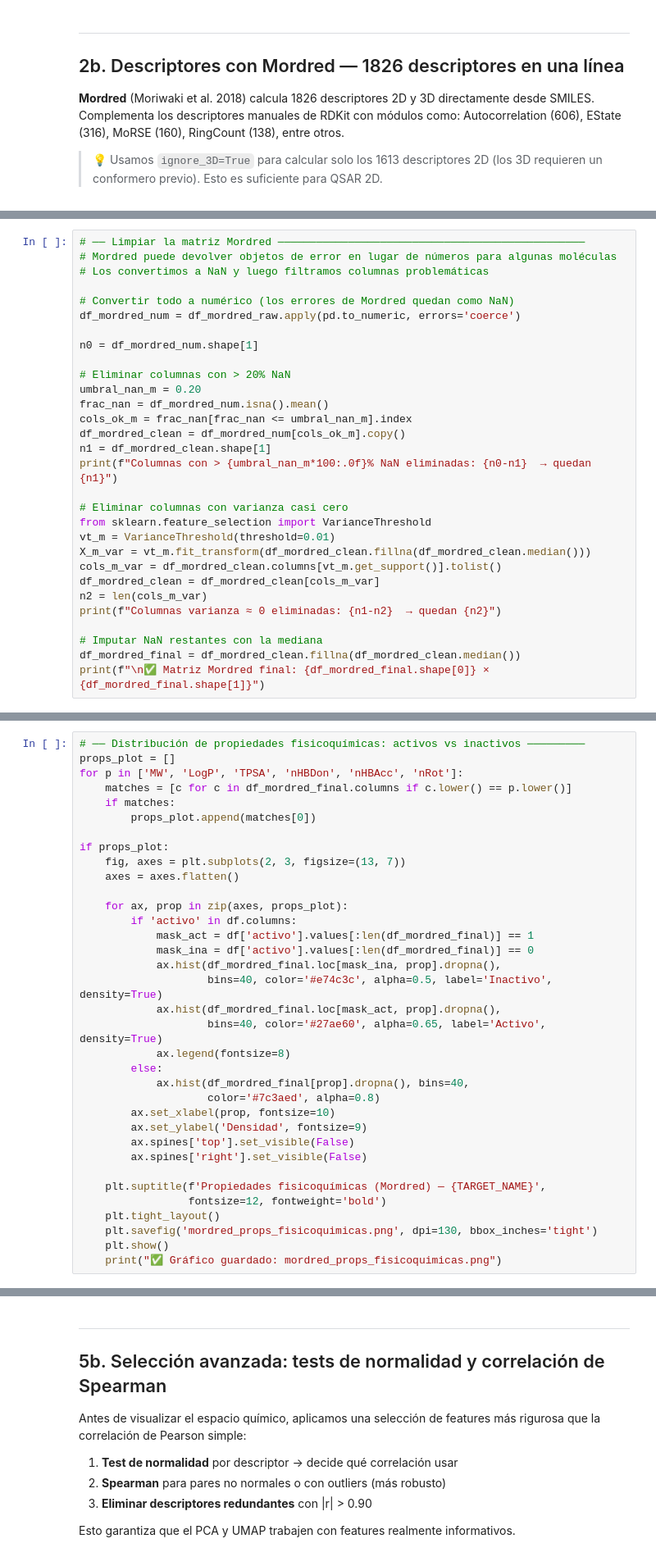
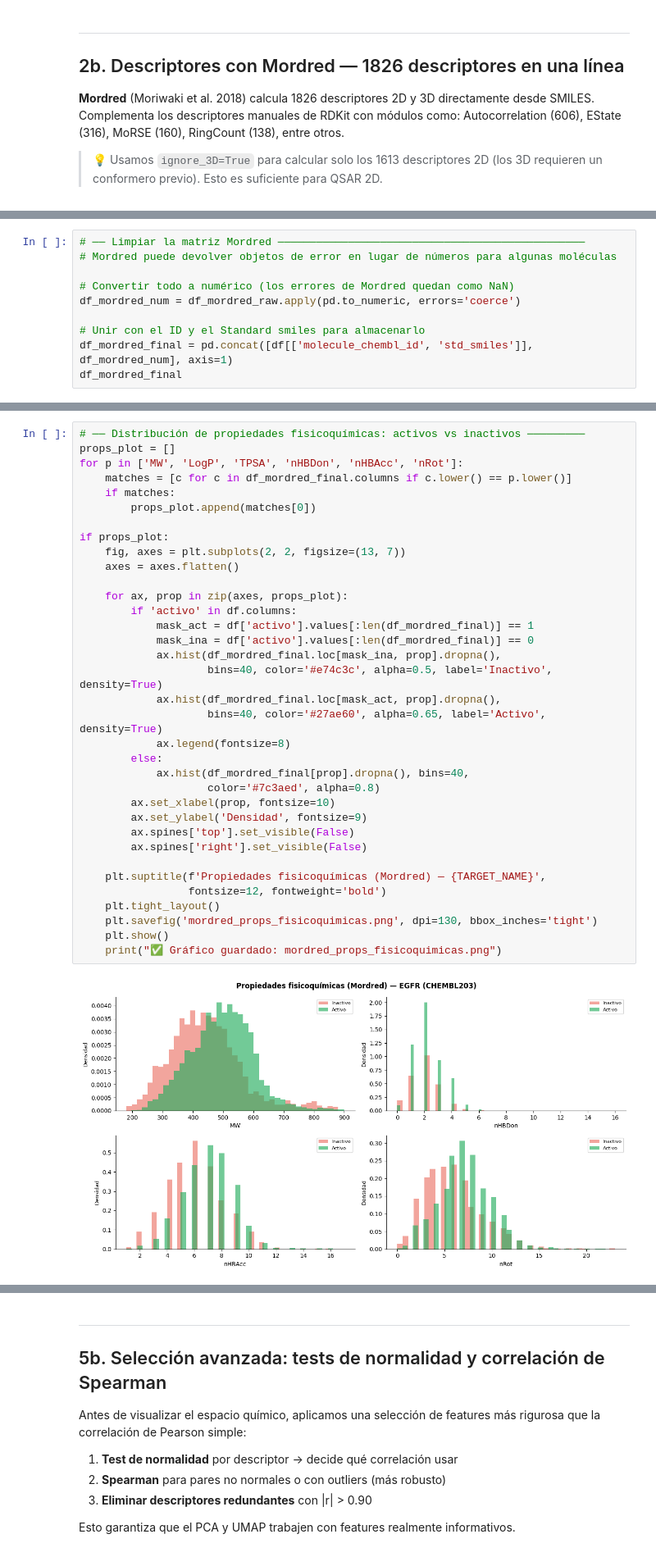
Before and after one commit to FelPVic/curso_datascience, a Jupyter notebook: notebooks/07 - Features y Espacio Quimico.ipynb, the cells around one changed output, grey strips where cells are left out. Shown at 82% size. Drawn from its saved outputs; the diff is of its cells as text.

```diff
--- a/notebooks/07 - Features y Espacio Quimico.ipynb
+++ b/notebooks/07 - Features y Espacio Quimico.ipynb
@@ -365,30 +413,10 @@ df_mordred_raw.to_csv('egfr_mordred_des.csv', index=False)
 # %%
 # ── Limpiar la matriz Mordred ────────────────────────────────────────────────
 # Mordred puede devolver objetos de error en lugar de números para algunas moléculas
-# Los convertimos a NaN y luego filtramos columnas problemáticas
 
 # Convertir todo a numérico (los errores de Mordred quedan como NaN)
 df_mordred_num = df_mordred_raw.apply(pd.to_numeric, errors='coerce')
 
-n0 = df_mordred_num.shape[1]
-
-# Eliminar columnas con > 20% NaN
-umbral_nan_m = 0.20
-frac_nan = df_mordred_num.isna().mean()
-cols_ok_m = frac_nan[frac_nan <= umbral_nan_m].index
-df_mordred_clean = df_mordred_num[cols_ok_m].copy()
-n1 = df_mordred_clean.shape[1]
-print(f"Columnas con > {umbral_nan_m*100:.0f}% NaN eliminadas: {n0-n1}  → quedan {n1}")
-
-# Eliminar columnas con varianza casi cero
-from sklearn.feature_selection import VarianceThreshold
-vt_m = VarianceThreshold(threshold=0.01)
-X_m_var = vt_m.fit_transform(df_mordred_clean.fillna(df_mordred_clean.median()))
-cols_m_var = df_mordred_clean.columns[vt_m.get_support()].tolist()
-df_mordred_clean = df_mordred_clean[cols_m_var]
-n2 = len(cols_m_var)
-print(f"Columnas varianza ≈ 0 eliminadas: {n1-n2}  → quedan {n2}")
-
-# Imputar NaN restantes con la mediana
-df_mordred_final = df_mordred_clean.fillna(df_mordred_clean.median())
-print(f"\n✅ Matriz Mordred final: {df_mordred_final.shape[0]} × {df_mordred_final.shape[1]}")
+# Unir con el ID y el Standard smiles para almacenarlo
+df_mordred_final = pd.concat([df[['molecule_chembl_id', 'std_smiles']], df_mordred_num], axis=1)
+df_mordred_final
@@ -442,31 +512,33 @@ for p in ['MW', 'LogP', 'TPSA', 'nHBDon', 'nHBAcc', 'nRot']:
     matches = [c for c in df_mordred_final.columns if c.lower() == p.lower()]
     if matches:
         props_plot.append(matches[0])
 
 if props_plot:
-    fig, axes = plt.subplots(2, 3, figsize=(13, 7))
+    fig, axes = plt.subplots(2, 2, figsize=(13, 7))
     axes = axes.flatten()
 
     for ax, prop in zip(axes, props_plot):
         if 'activo' in df.columns:
             mask_act = df['activo'].values[:len(df_mordred_final)] == 1
             mask_ina = df['activo'].values[:len(df_mordred_final)] == 0
             ax.hist(df_mordred_final.loc[mask_ina, prop].dropna(),
                     bins=40, color='#e74c3c', alpha=0.5, label='Inactivo', density=True)
             ax.hist(df_mordred_final.loc[mask_act, prop].dropna(),
                     bins=40, color='#27ae60', alpha=0.65, label='Activo', density=True)
             ax.legend(fontsize=8)
         else:
             ax.hist(df_mordred_final[prop].dropna(), bins=40,
                     color='#7c3aed', alpha=0.8)
         ax.set_xlabel(prop, fontsize=10)
         ax.set_ylabel('Densidad', fontsize=9)
         ax.spines['top'].set_visible(False)
         ax.spines['right'].set_visible(False)
 
     plt.suptitle(f'Propiedades fisicoquímicas (Mordred) — {TARGET_NAME}',
                  fontsize=12, fontweight='bold')
     plt.tight_layout()
     plt.savefig('mordred_props_fisicoquimicas.png', dpi=130, bbox_inches='tight')
     plt.show()
     print("✅ Gráfico guardado: mordred_props_fisicoquimicas.png")
+# %% [output]
+[figure, added]
```
Also changed, not shown: parts of 30 cells of this notebook.
